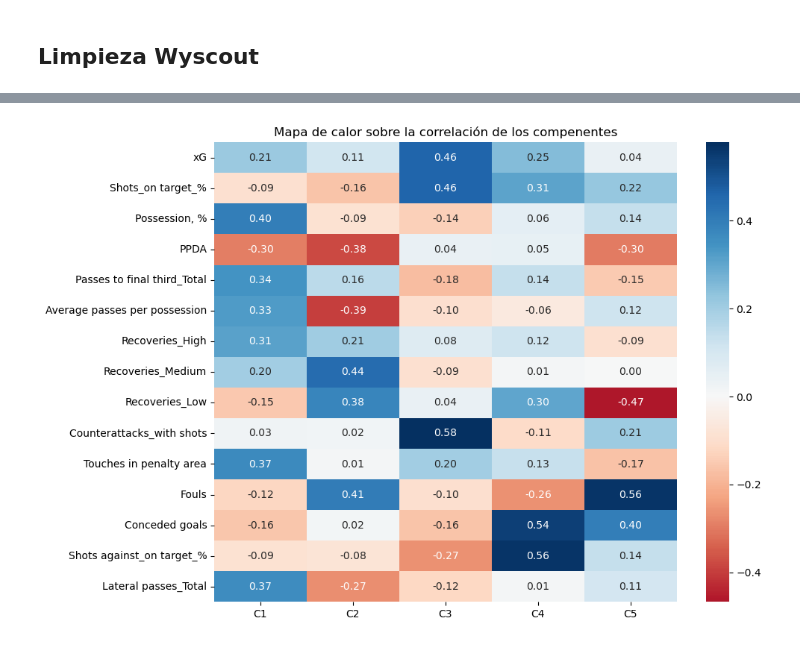
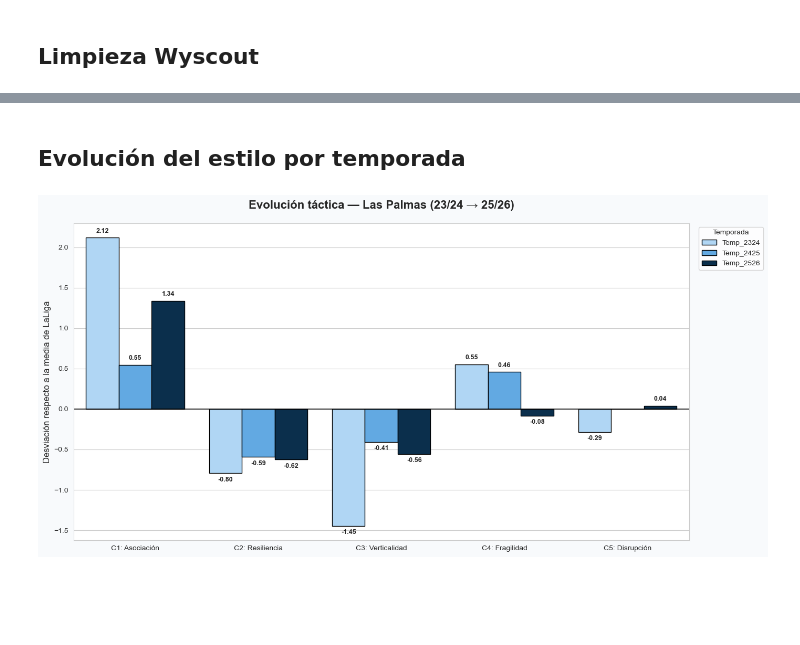
Before and after one commit to alsuaarez/TFM, a Jupyter notebook: src/analisis/estilo.ipynb, the cells around one changed output, grey strips where cells are left out. Cells and saved outputs as stored; diff of their text form; code cells hidden in the pictures; blank space fills up the shorter version.

```diff
--- a/src/analisis/estilo.ipynb
+++ b/src/analisis/estilo.ipynb
@@ -79,7 +117,0 @@ rutas = [
-# %%
-metricas = [
-    "xG", "Shots_on target_%", "Possession, %", "PPDA", "Passes to final third_Total",
-    "Average passes per possession", "Recoveries_High", "Recoveries_Medium",
-    "Recoveries_Low", "Counterattacks_with shots", "Touches in penalty area",
-    "Fouls", "Conceded goals", "Shots against_on target_%", "Lateral passes_Total"
-]
@@ -89,11 +117,0 @@ pesos_temporada = [0.15, 0.15, 0.70]
-# %%
-lista_dfs = []
-for i, ruta in enumerate(rutas):
-    # En caso de que no tengas los archivos 2324 y 2425 todavia, esto fallará,
-    # asegúrate de que existan en la carpeta antes de correrlo.
-    df_temp = limpiar_dataset_scouting(ruta)
-    df_temp['Temporada'] = f"Temp_{i+1}"
-    df_temp['Peso_Temp'] = pesos_temporada[i]
-    lista_dfs.append(df_temp)
-
-df_global = pd.concat(lista_dfs, ignore_index=True)
@@ -166,14 +229,50 @@ Estilo ponderado (5D)
+# %% [markdown]
+## Evolución del estilo por temporada
 # %%
-# Visualización de las cargas (Correlación métrica-componente)
-loadings = pd.DataFrame(
-    pca.components_.T,
-    columns=['C1', 'C2', 'C3', 'C4', 'C5'],
-    index=metricas
-)
+def graficar_evolucion_temporal(df_pca, nombre_equipo, columnas, nombres):
+    """Muestra cómo ha evolucionado el estilo del equipo a lo largo de las temporadas."""
+    df_equipo = df_pca[df_pca['Team'] == nombre_equipo].copy()
 
-plt.figure(figsize=(10, 8))
-sns.heatmap(loadings, annot=True, cmap='RdBu', center=0, fmt=".2f")
-plt.title('Mapa de calor sobre la correlación de los compenentes')
-plt.show()
+    df_plot = df_equipo.melt(
+        id_vars=['Temporada'],
+        value_vars=columnas,
+        var_name='Componente',
+        value_name='Z-Score'
+    )
+    df_plot['Componente'] = df_plot['Componente'].map(dict(zip(columnas, nombres)))
+
+    plt.figure(figsize=(14, 7), facecolor='#F8FAFC')
+    sns.set_style('whitegrid')
+
+    paleta = ['#A5D8FF', '#4DABF7', COLOR_AZUL]
+    ax = sns.barplot(data=df_plot, x='Componente', y='Z-Score',
+                     hue='Temporada', palette=paleta,
+                     edgecolor='black', linewidth=1)
+
+    ax.axhline(y=0, color='black', linewidth=1.5, alpha=0.7)
+    ax.set_title(f'Evolución táctica — {nombre_equipo} (23/24 → 25/26)',
+                 fontsize=16, fontweight='bold', pad=20)
+    ax.set_ylabel('Desviación respecto a la media de LaLiga', fontsize=12)
+    ax.set_xlabel('')
+    ax.legend(title='Temporada', bbox_to_anchor=(1.01, 1), loc='upper left')
+
+    for parche in ax.patches:
+        if abs(parche.get_height()) > 0.01:
+            ax.annotate(
+                f'{parche.get_height():.2f}',
+                (parche.get_x() + parche.get_width() / 2, parche.get_height()),
+                ha='center', va='center',
+                xytext=(0, 9 if parche.get_height() > 0 else -9),
+                textcoords='offset points',
+                fontsize=9, fontweight='bold'
+            )
+
+    plt.tight_layout()
+    plt.show()
+
+
+nombres_cortos = ['C1: Asociación', 'C2: Resiliencia', 'C3: Verticalidad',
+                  'C4: Fragilidad', 'C5: Disrupción']
+graficar_evolucion_temporal(df_pca, 'Las Palmas', cols_componentes, nombres_cortos)
 # %% [output]
-[figure, old version]
+[figure, new version]
```
Also changed, not shown: parts of 18 cells of this notebook, 4 other files.
